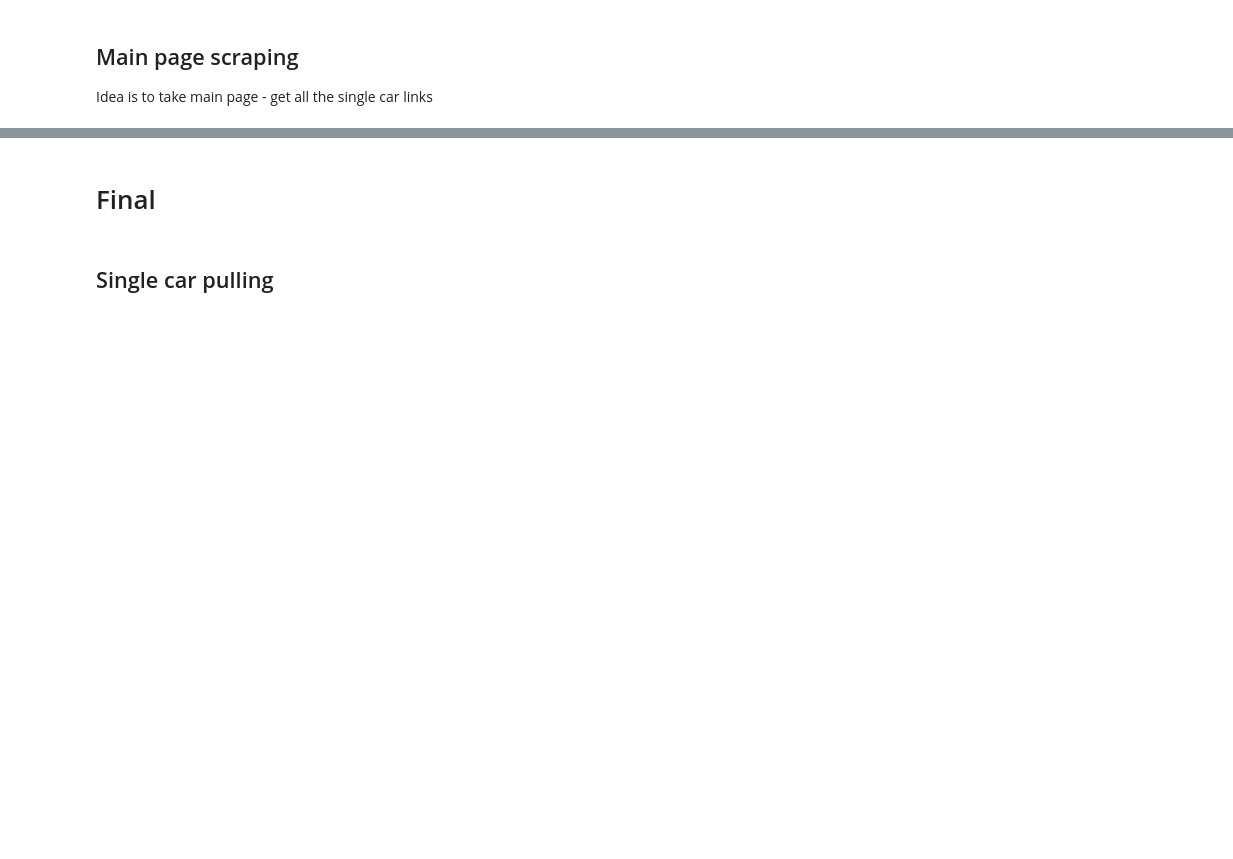
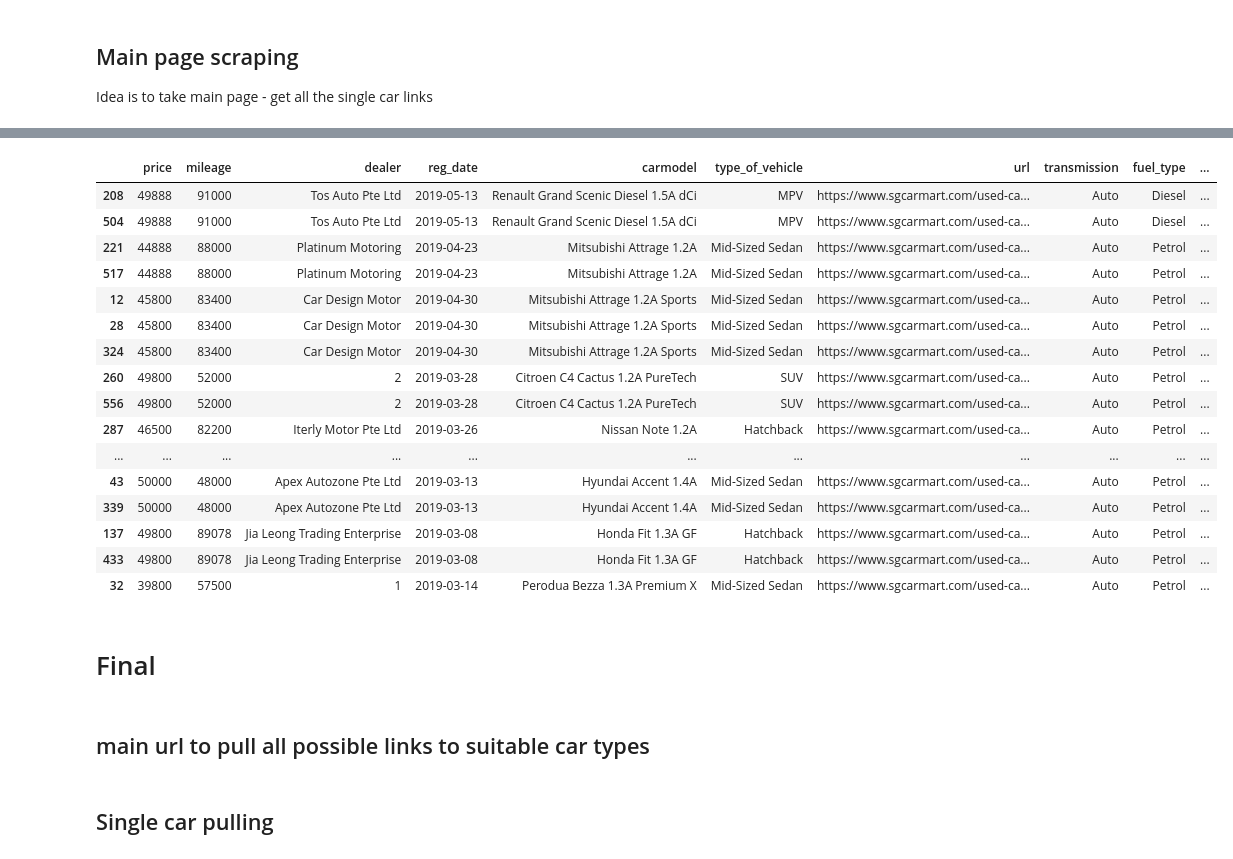
Before and after one commit to msamhz/webscrap_sgcarmart, a Jupyter notebook: webscrap.ipynb, the cells around one changed output, grey strips where cells are left out. Saved outputs shown, nothing was run; the diff lists cells and outputs as text; code cells hidden in the pictures; blank space fills up the shorter version.

```diff
--- a/webscrap.ipynb
+++ b/webscrap.ipynb
@@ -757,0 +899,6 @@ set(matches)
+# %%
+import pandas as pd
+
+data_dir = './data/'
+filename = 'carlist_20251025.csv'
+df = pd.read_csv(data_dir + filename)
@@ -757,0 +907,20 @@ set(matches)
+# %%
+df = df[~df['transmission'].isnull()].copy(deep = True)
+
+df['reg_date'] = pd.to_datetime(df['reg_date'], format='%d-%b-%y')
+# %%
+from datetime import datetime
+
+today = pd.Timestamp(datetime.today().date())
+
+def years_months_left(reg_date, lifespan_years=10):
+    # Calculate end-of-lifespan date
+    end_date = reg_date + pd.DateOffset(years=lifespan_years)
+    delta = end_date - today
+    if delta.days < 0:
+        return "Expired"
+    years = delta.days // 365
+    months = (delta.days % 365) // 30
+    return f"{years} yr {months} mth"
+
+df['years_months_left'] = df['reg_date'].apply(years_months_left)
@@ -758,2 +999,27 @@ set(matches)
+# %%
+df[df['years_months_left'] > '2 yr 0 mth'].sort_values(
+    ['years_months_left', 'dereg_val_at_10y', 'monthly_consumption_worth'],
+    ascending=[False, False, True]
+).head(20)
+# %% [output]
+|  | price | mileage | dealer | reg_date | carmodel | type_of_vehicle | url | transmission | fuel_type | ... |
+| 208 | 49888 | 91000 | Tos Auto Pte Ltd | 2019-05-13 | Renault Grand Scenic Diesel 1.5A dCi | MPV | https://www.sgcarmart.com/used-ca... | Auto | Diesel | ... |
+| 504 | 49888 | 91000 | Tos Auto Pte Ltd | 2019-05-13 | Renault Grand Scenic Diesel 1.5A dCi | MPV | https://www.sgcarmart.com/used-ca... | Auto | Diesel | ... |
+| 221 | 44888 | 88000 | Platinum Motoring | 2019-04-23 | Mitsubishi Attrage 1.2A | Mid-Sized Sedan | https://www.sgcarmart.com/used-ca... | Auto | Petrol | ... |
+| 517 | 44888 | 88000 | Platinum Motoring | 2019-04-23 | Mitsubishi Attrage 1.2A | Mid-Sized Sedan | https://www.sgcarmart.com/used-ca... | Auto | Petrol | ... |
+| 12 | 45800 | 83400 | Car Design Motor | 2019-04-30 | Mitsubishi Attrage 1.2A Sports | Mid-Sized Sedan | https://www.sgcarmart.com/used-ca... | Auto | Petrol | ... |
+| 28 | 45800 | 83400 | Car Design Motor | 2019-04-30 | Mitsubishi Attrage 1.2A Sports | Mid-Sized Sedan | https://www.sgcarmart.com/used-ca... | Auto | Petrol | ... |
+| 324 | 45800 | 83400 | Car Design Motor | 2019-04-30 | Mitsubishi Attrage 1.2A Sports | Mid-Sized Sedan | https://www.sgcarmart.com/used-ca... | Auto | Petrol | ... |
+| 260 | 49800 | 52000 | 2 | 2019-03-28 | Citroen C4 Cactus 1.2A PureTech | SUV | https://www.sgcarmart.com/used-ca... | Auto | Petrol | ... |
+| 556 | 49800 | 52000 | 2 | 2019-03-28 | Citroen C4 Cactus 1.2A PureTech | SUV | https://www.sgcarmart.com/used-ca... | Auto | Petrol | ... |
+| 287 | 46500 | 82200 | Iterly Motor Pte Ltd | 2019-03-26 | Nissan Note 1.2A | Hatchback | https://www.sgcarmart.com/used-ca... | Auto | Petrol | ... |
+| ... | ... | ... | ... | ... | ... | ... | ... | ... | ... | ... |
+| 43 | 50000 | 48000 | Apex Autozone Pte Ltd | 2019-03-13 | Hyundai Accent 1.4A | Mid-Sized Sedan | https://www.sgcarmart.com/used-ca... | Auto | Petrol | ... |
+| 339 | 50000 | 48000 | Apex Autozone Pte Ltd | 2019-03-13 | Hyundai Accent 1.4A | Mid-Sized Sedan | https://www.sgcarmart.com/used-ca... | Auto | Petrol | ... |
+| 137 | 49800 | 89078 | Jia Leong Trading Enterprise | 2019-03-08 | Honda Fit 1.3A GF | Hatchback | https://www.sgcarmart.com/used-ca... | Auto | Petrol | ... |
+| 433 | 49800 | 89078 | Jia Leong Trading Enterprise | 2019-03-08 | Honda Fit 1.3A GF | Hatchback | https://www.sgcarmart.com/used-ca... | Auto | Petrol | ... |
+| 32 | 39800 | 57500 | 1 | 2019-03-14 | Perodua Bezza 1.3A Premium X | Mid-Sized Sedan | https://www.sgcarmart.com/used-ca... | Auto | Petrol | ... |
 # %% [markdown]
 # Final
+# %% [markdown]
+## main url to pull all possible links to suitable car types
```
Also changed, not shown: parts of 26 cells of this notebook.
